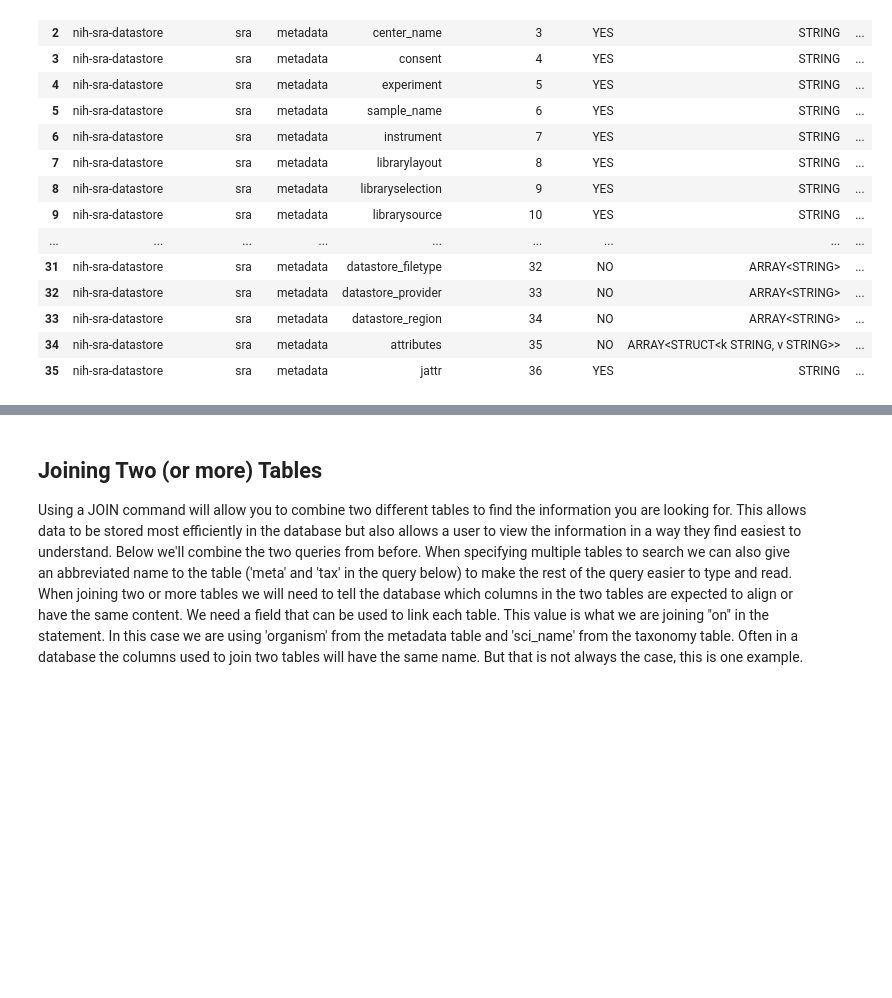
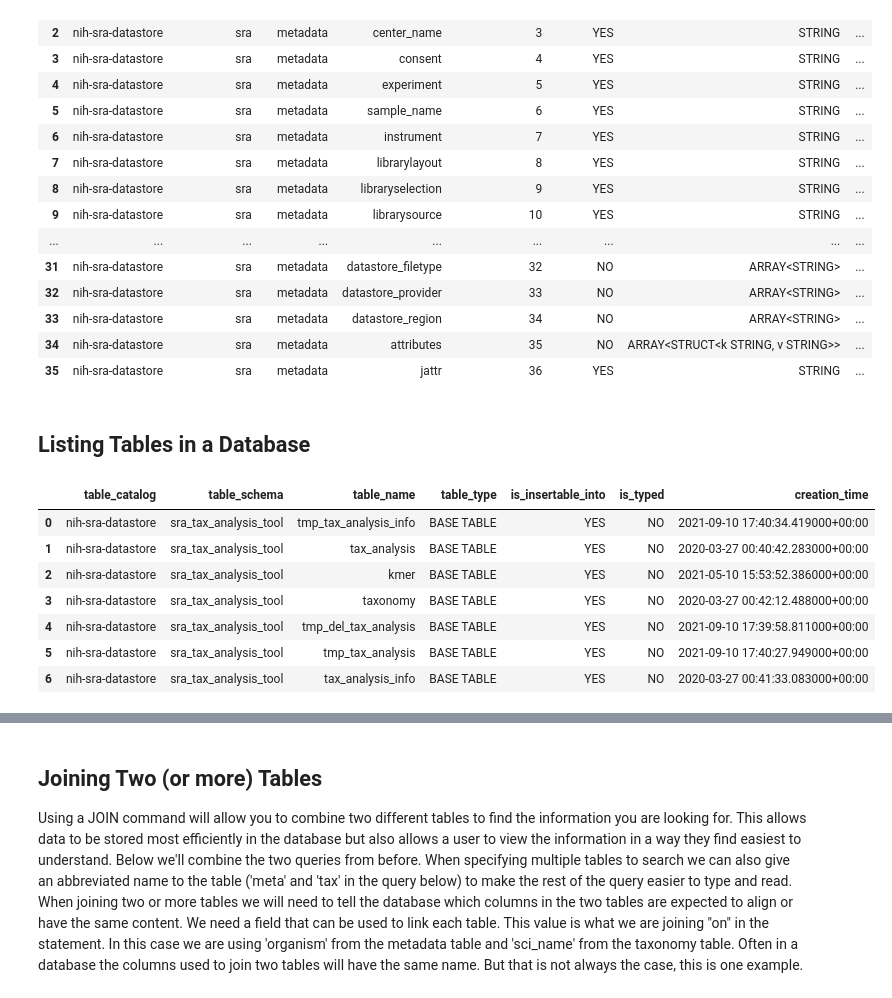
Before and after one commit to ncbi/ASHG-Workshop-2021, a Jupyter notebook: Basic BigQuery Examples.ipynb, the cells around one changed output, grey strips where cells are left out. Drawn from its saved outputs; the diff is of its cells as text; code cells hidden in the pictures; blank space fills up the shorter version.

```diff
--- a/Basic BigQuery Examples.ipynb
+++ b/Basic BigQuery Examples.ipynb
@@ -80,3 +82,17 @@ SELECT * FROM `nih-sra-datastore.sra`.INFORMATION_SCHEMA.COLUMNS
 | 33 | nih-sra-datastore | sra | metadata | datastore_region | 34 | NO | ARRAY<STRING> | ... |
 | 34 | nih-sra-datastore | sra | metadata | attributes | 35 | NO | ARRAY<STRUCT<k STRING, v STRING>> | ... |
 | 35 | nih-sra-datastore | sra | metadata | jattr | 36 | YES | STRING | ... |
+# %% [markdown]
+## Listing Tables in a Database
+# %%
+%%bigquery
+SELECT * FROM `nih-sra-datastore.sra_tax_analysis_tool`.INFORMATION_SCHEMA.TABLES
+# %% [output]
+|  | table_catalog | table_schema | table_name | table_type | is_insertable_into | is_typed | creation_time |
+| 0 | nih-sra-datastore | sra_tax_analysis_tool | tmp_tax_analysis_info | BASE TABLE | YES | NO | 2021-09-10 17:40:34.419000+00:00 |
+| 1 | nih-sra-datastore | sra_tax_analysis_tool | tax_analysis | BASE TABLE | YES | NO | 2020-03-27 00:40:42.283000+00:00 |
+| 2 | nih-sra-datastore | sra_tax_analysis_tool | kmer | BASE TABLE | YES | NO | 2021-05-10 15:53:52.386000+00:00 |
+| 3 | nih-sra-datastore | sra_tax_analysis_tool | taxonomy | BASE TABLE | YES | NO | 2020-03-27 00:42:12.488000+00:00 |
+| 4 | nih-sra-datastore | sra_tax_analysis_tool | tmp_del_tax_analysis | BASE TABLE | YES | NO | 2021-09-10 17:39:58.811000+00:00 |
+| 5 | nih-sra-datastore | sra_tax_analysis_tool | tmp_tax_analysis | BASE TABLE | YES | NO | 2021-09-10 17:40:27.949000+00:00 |
+| 6 | nih-sra-datastore | sra_tax_analysis_tool | tax_analysis_info | BASE TABLE | YES | NO | 2020-03-27 00:41:33.083000+00:00 |
```
Also changed, not shown: parts of 12 cells of this notebook, 1 other file.
